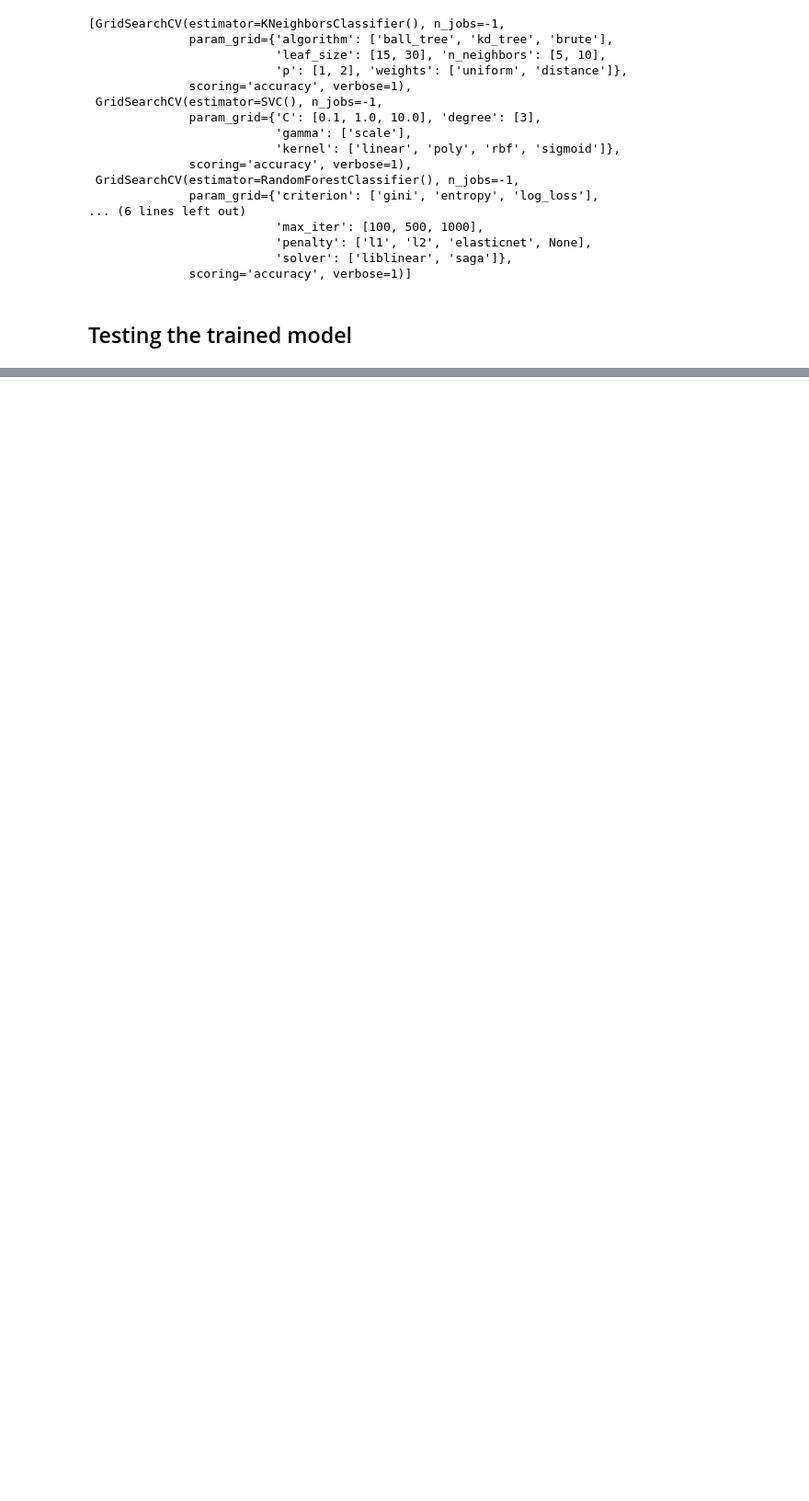
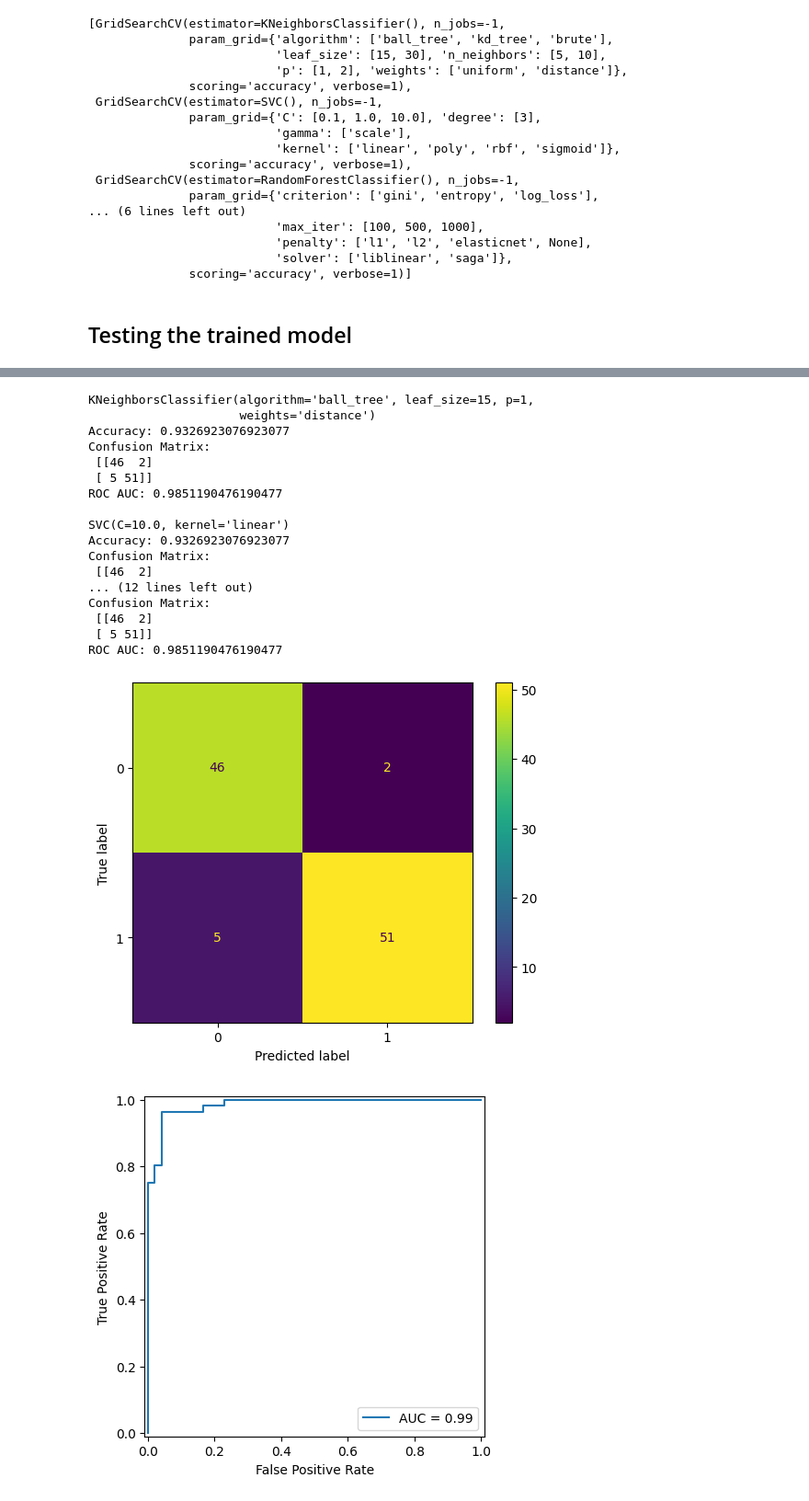
Before and after one commit to kaustubh-amritkar/rubisco_regression_classification, a Jupyter notebook: scripts/checking_different_classifiers.ipynb, the cells around one changed output, grey strips where cells are left out. Shown at 92% size. Drawn from its saved outputs; the diff is of its cells as text; code cells hidden in the pictures; blank space fills up the shorter version.

```diff
--- a/scripts/checking_different_classifiers.ipynb
+++ b/scripts/checking_different_classifiers.ipynb
@@ -257,0 +321,8 @@ ROC AUC: 0.8550359748027107
+# %%
+test_indices_divided = [i for i, x in enumerate(headers) if x.startswith("Anc")]
+train_indices_divided = [i for i, x in enumerate(headers) if i not in test_indices_divided]
+
+Xs_train_divide = [Xs[i] for i in train_indices_divided]
+Xs_test_divide = [Xs[i] for i in test_indices_divided]
+ys_train_divide = [ys[i] for i in train_indices_divided]
+ys_test_divide = [ys[i] for i in test_indices_divided]
@@ -257,0 +376,51 @@ ROC AUC: 0.8550359748027107
+# %%
+test_indices_divided = [i for i, x in enumerate(headers) if x.startswith("Anc3")]
+# train_indices_divided = [i for i, x in enumerate(headers) if i not in test_indices_divided]
+
+# Xs_train_divide = [Xs[i] for i in train_indices_divided]
+Xs_test_divide = [Xs[i] for i in test_indices_divided]
+# ys_train_divide = [ys[i] for i in train_indices_divided]
+ys_test_divide = [ys[i] for i in test_indices_divided]
+# %%
+for i, grid in enumerate(grid_list_divided):
+    print()
+    print(grid.best_estimator_)
+    best_model_divided = grid.best_estimator_
+
+    # Predictions
+    preds = best_model.predict(Xs_test_divide)
+    accuracy = accuracy_score(ys_test_divide, preds)
+    cm = confusion_matrix(ys_test_divide, preds)
+    tn, fp, fn, tp = cm.ravel()
+    ConfusionMatrixDisplay(cm).plot()
+    print("Accuracy:", accuracy)
+    print("Confusion Matrix:\n", cm)
+
+    if hasattr(best_model_divided, "predict_proba"):
+        y_prob = best_model.predict_proba(Xs_test_divide)[:, 1]
+        print("ROC AUC:", roc_auc_score(ys_test_divide, y_prob))
+
+        fpr, tpr, thresholds = roc_curve(ys_test_divide, y_prob)
+        roc_auc = auc(fpr, tpr)
+
+        RocCurveDisplay(fpr=fpr, tpr=tpr, roc_auc=roc_auc).plot()
+# %% [output]
+KNeighborsClassifier(algorithm='ball_tree', leaf_size=15, p=1,
+                     weights='distance')
+Accuracy: 0.9326923076923077
+Confusion Matrix:
+ [[46  2]
+ [ 5 51]]
+ROC AUC: 0.9851190476190477
+
+SVC(C=10.0, kernel='linear')
+Accuracy: 0.9326923076923077
+Confusion Matrix:
+ [[46  2]
+... (12 lines left out)
+Confusion Matrix:
+ [[46  2]
+ [ 5 51]]
+ROC AUC: 0.9851190476190477
+[figure, added]
+[figure, added]
```
Also changed, not shown: parts of 24 cells of this notebook.
